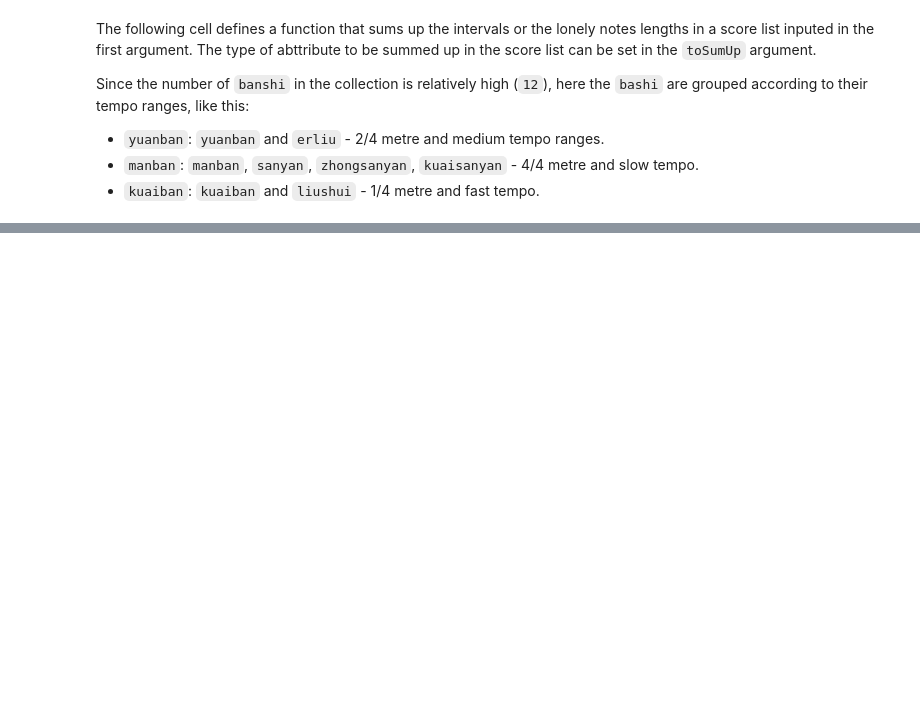
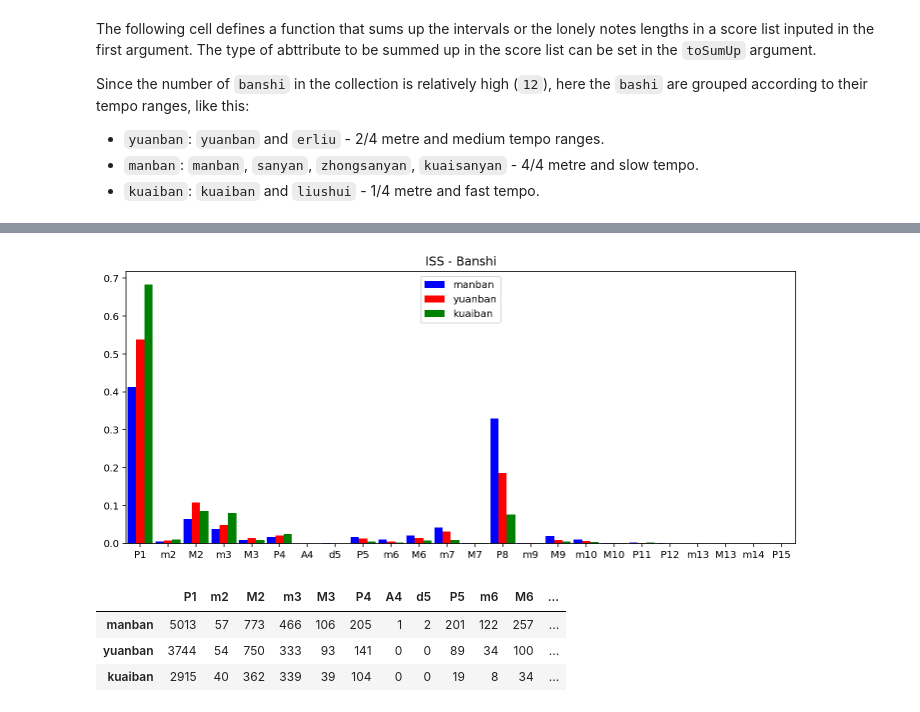
Before and after one commit to robertops18/jingju-intervals, a Jupyter notebook: Analysis of heterophonic pitch synchrony in jingju music.ipynb, the cells around one changed output, grey strips where cells are left out. Drawn from its saved outputs; the diff is of its cells as text; code cells hidden in the pictures; blank space fills up the shorter version.

```diff
--- a/Analysis of heterophonic pitch synchrony in jingju music.ipynb
+++ b/Analysis of heterophonic pitch synchrony in jingju music.ipynb
@@ -656,5 +579,11 @@ def plot_banshi(intervals, plot_title):
 # %%
 # ISS: banshi comparative
-plot_banshi(ISS, 'ISS - Banshi')
+plot('ISS - Banshi', ISS.banshi, ['manban', 'yuanban', 'kuaiban'])
+# %% [output]
+[figure, added]
+|  | P1 | m2 | M2 | m3 | M3 | P4 | A4 | d5 | P5 | m6 | M6 | ... |
+| manban | 5013 | 57 | 773 | 466 | 106 | 205 | 1 | 2 | 201 | 122 | 257 | ... |
+| yuanban | 3744 | 54 | 750 | 333 | 93 | 141 | 0 | 0 | 89 | 34 | 100 | ... |
+| kuaiban | 2915 | 40 | 362 | 339 | 39 | 104 | 0 | 0 | 19 | 8 | 34 | ... |
 # %%
 # IPS: banshi comparative
```
Also changed, not shown: parts of 25 cells of this notebook, 1 other file.
